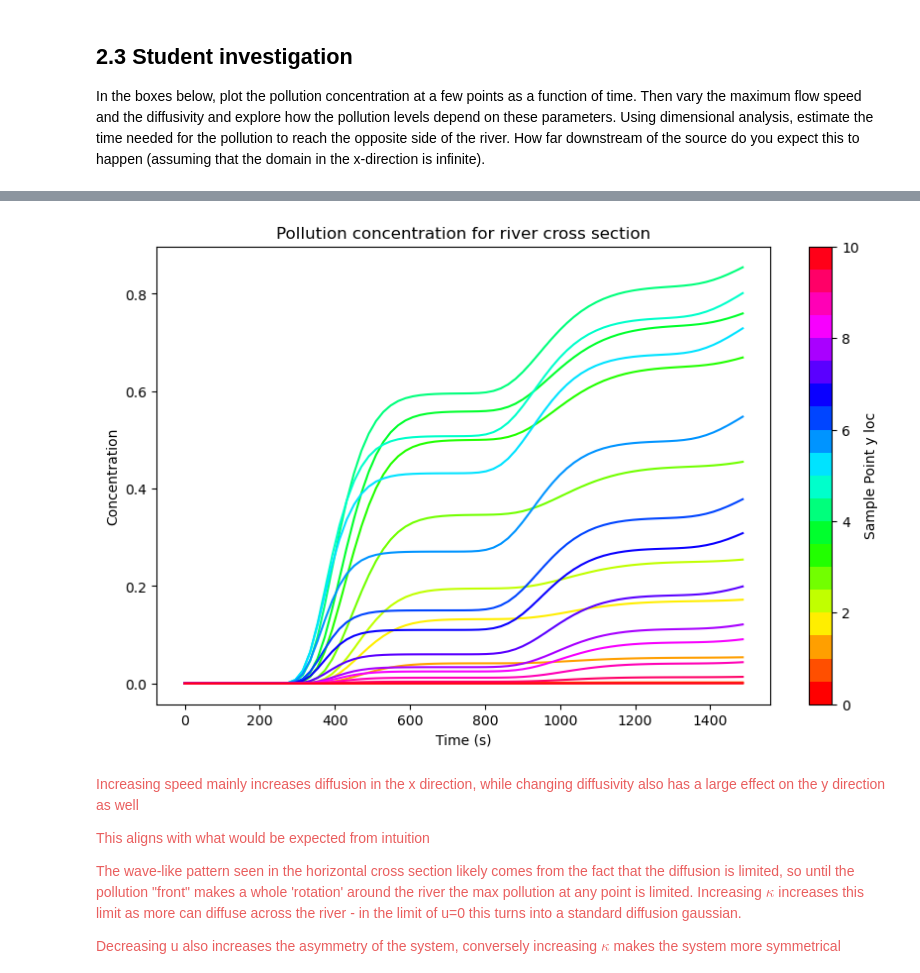
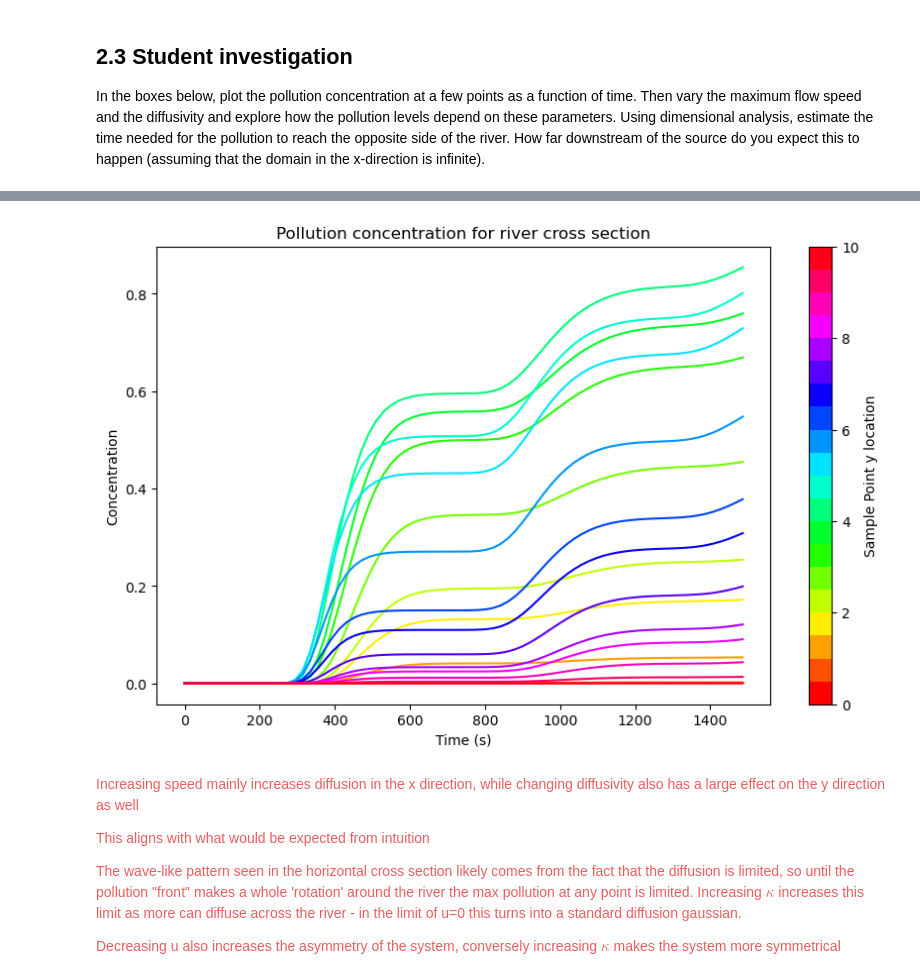
Before and after one commit to louis-de-neve/QCES, a Jupyter notebook: Project2_transport.ipynb, the cells around one changed output, grey strips where cells are left out. Drawn from its saved outputs; the diff is of its cells as text; code cells hidden in the pictures.

```diff
--- a/Project2_transport.ipynb
+++ b/Project2_transport.ipynb
@@ -453,35 +456,35 @@ ax = plt.gca()
 # Plot the concentration at each sample point as a function of time
 import matplotlib.cm as cm
 
 # Create a colormap
 cmap = cm.get_cmap('hsv', len(sample_points))
 
 for i, (x_point, y_point) in enumerate(sample_points):
     # Find the nearest grid points
     x_idx = int((x_point/L)*Nx)
     y_idx = int((y_point/w)*Ny)-1
 
     # Extract the concentration at the sample point over time
     concentration_at_point = c_save[:, x_idx, y_idx]
 
     # Plot the concentration with a gradient color
     plt.plot(t_save, concentration_at_point, color=cmap(i))
 
 
 # Add a colorbar
 sm = plt.cm.ScalarMappable(cmap=cmap, norm=plt.Normalize(vmin=0, vmax=w))
 sm.set_array([])
 cbar = plt.colorbar(sm, ax=ax, ticks=np.linspace(0, w, num=10))
-cbar.set_label('Sample Point y loc')
+cbar.set_label('Sample Point y location')
 cbar.set_ticks(np.linspace(0, w, num=6))
 
 # Add labels and legend
 plt.xlabel('Time (s)')
 plt.ylabel('Concentration')
 plt.title('Pollution concentration for river cross section')
 plt.show()
 # %% [output]
-[figure, old version]
+[figure, new version]
 # %% [markdown]
 <span style="color:#E95E5EFF">
 
```
Also changed, not shown: parts of 5 cells of this notebook, 2 other files.
